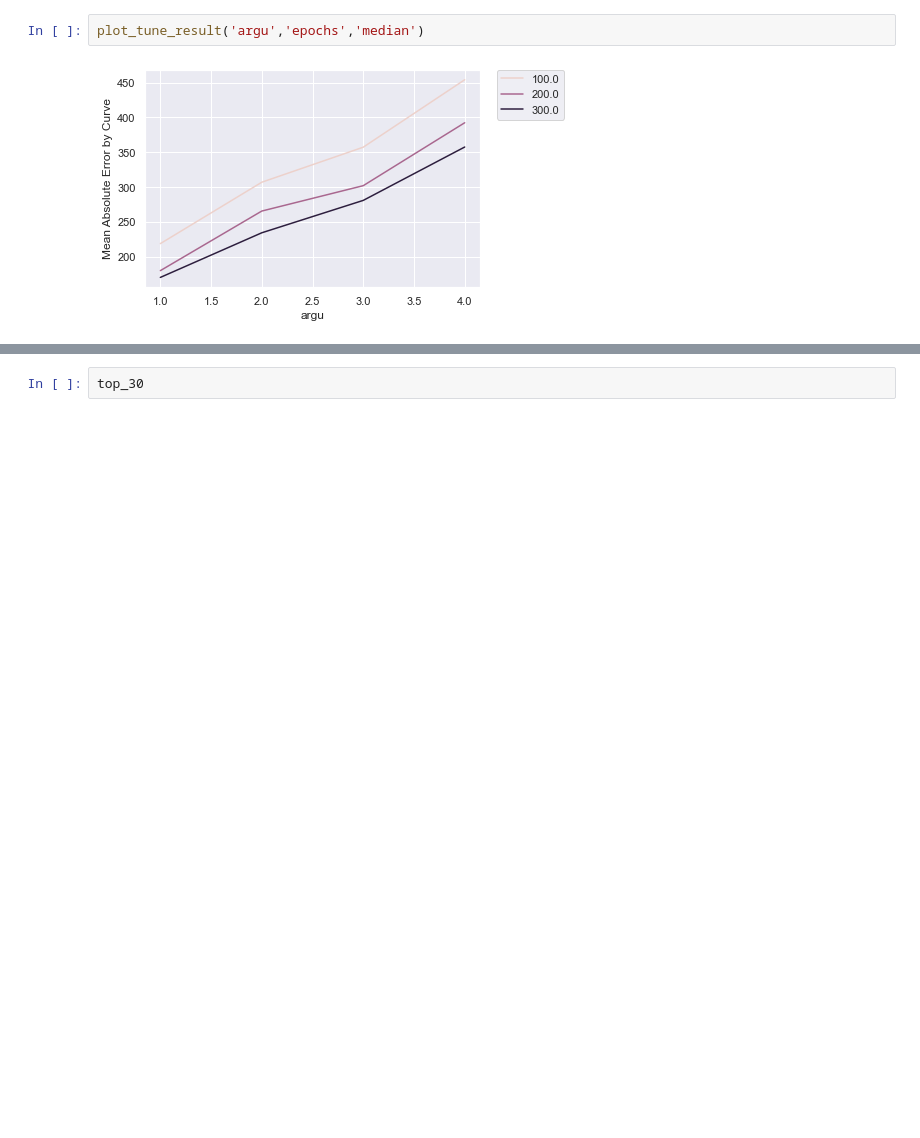
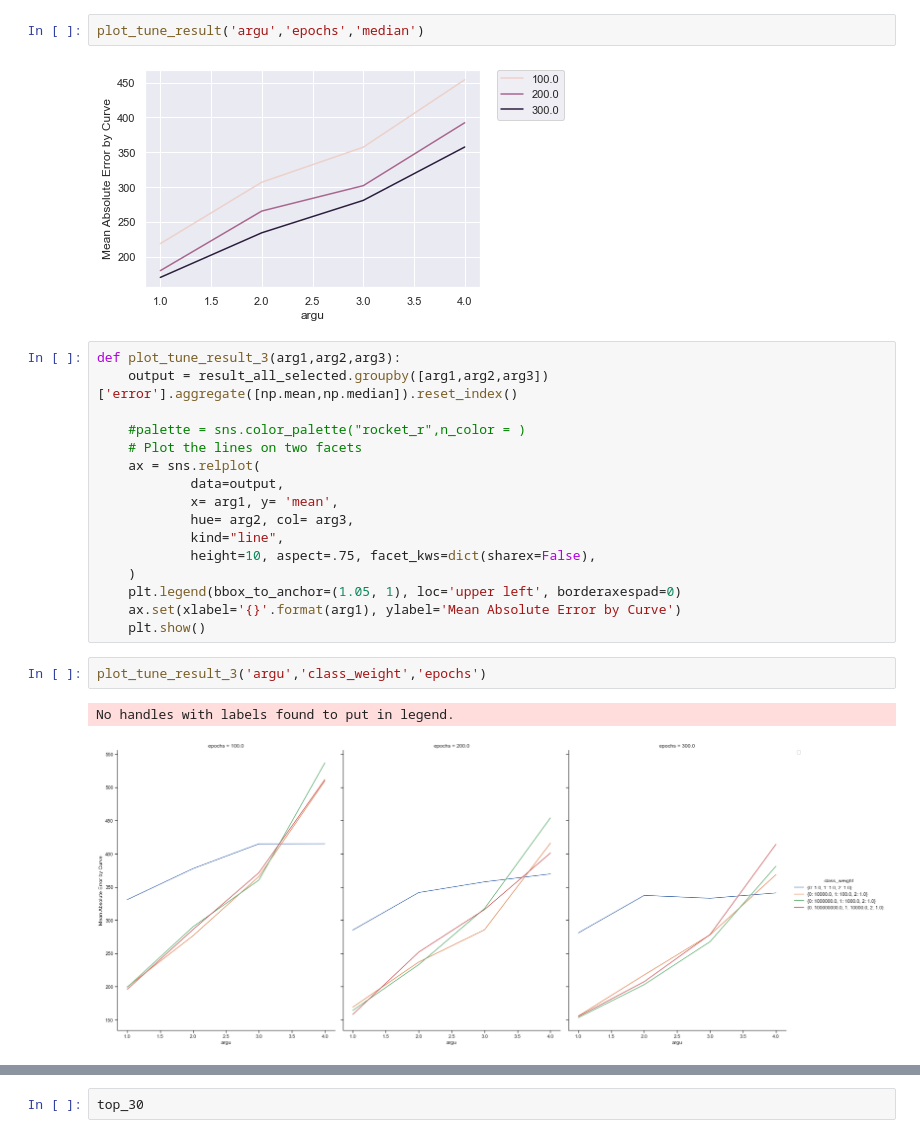
Before and after one commit to zuyeyang/Stanford_Battery_Project, a Jupyter notebook: Final_Project_AWS_Version/B_final_note.ipynb, the cells around one changed output, grey strips where cells are left out. Cells and saved outputs as stored; diff of their text form; blank space fills up the shorter version.

Commit message:
add 3 feature plots

```diff
--- a/Final_Project_AWS_Version/B_final_note.ipynb
+++ b/Final_Project_AWS_Version/B_final_note.ipynb
@@ -78,3 +81,24 @@ plot_tune_result('argu','nl','median')
 plot_tune_result('argu','epochs','median')
 # %% [output]
 [figure]
+# %%
+def plot_tune_result_3(arg1,arg2,arg3):
+    output = result_all_selected.groupby([arg1,arg2,arg3])['error'].aggregate([np.mean,np.median]).reset_index()
+
+    #palette = sns.color_palette("rocket_r",n_color = )
+    # Plot the lines on two facets
+    ax = sns.relplot(
+            data=output,
+            x= arg1, y= 'mean',
+            hue= arg2, col= arg3,
+            kind="line",
+            height=10, aspect=.75, facet_kws=dict(sharex=False),
+    )
+    plt.legend(bbox_to_anchor=(1.05, 1), loc='upper left', borderaxespad=0)
+    ax.set(xlabel='{}'.format(arg1), ylabel='Mean Absolute Error by Curve')
+    plt.show()
+# %%
+plot_tune_result_3('argu','class_weight','epochs')
+# %% [output]
+No handles with labels found to put in legend.
+[figure, added]
```
Also changed, not shown: parts of 3 cells of this notebook.
